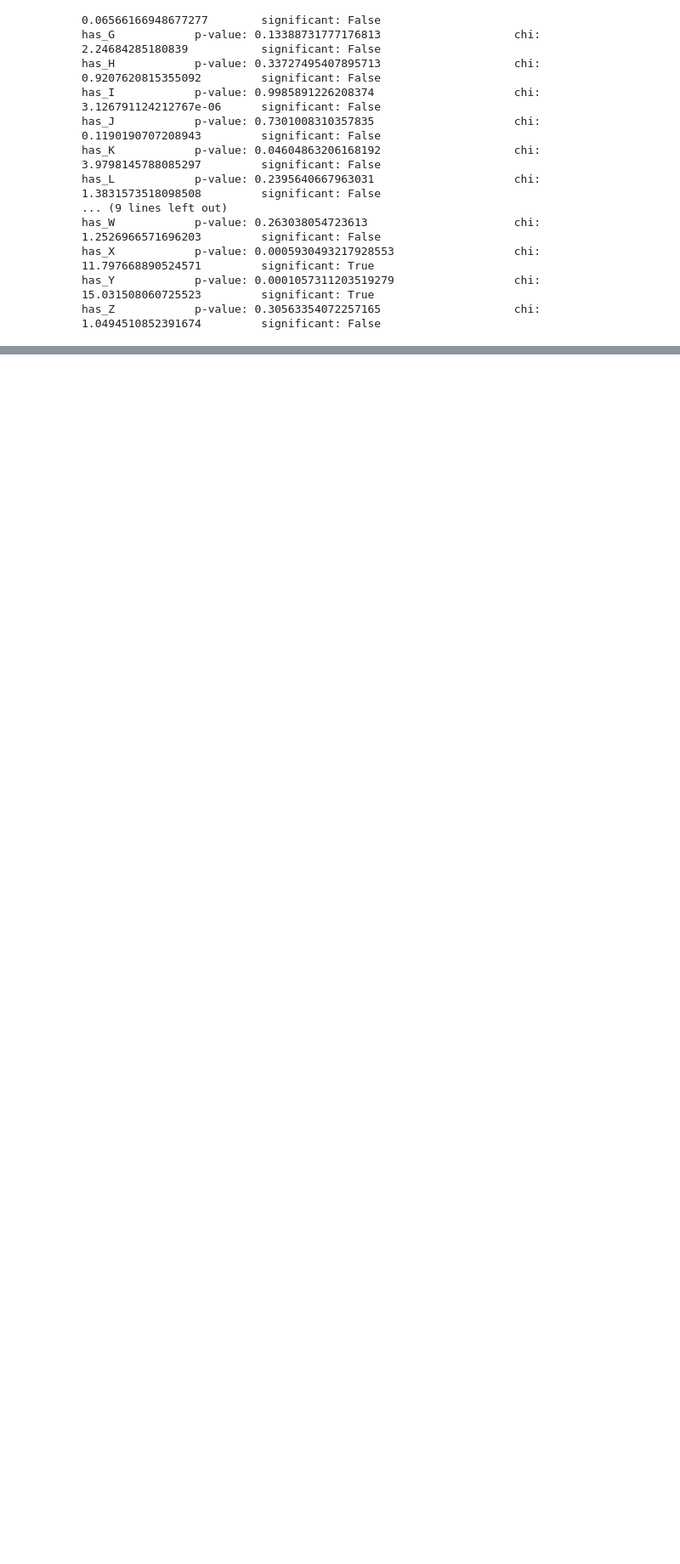
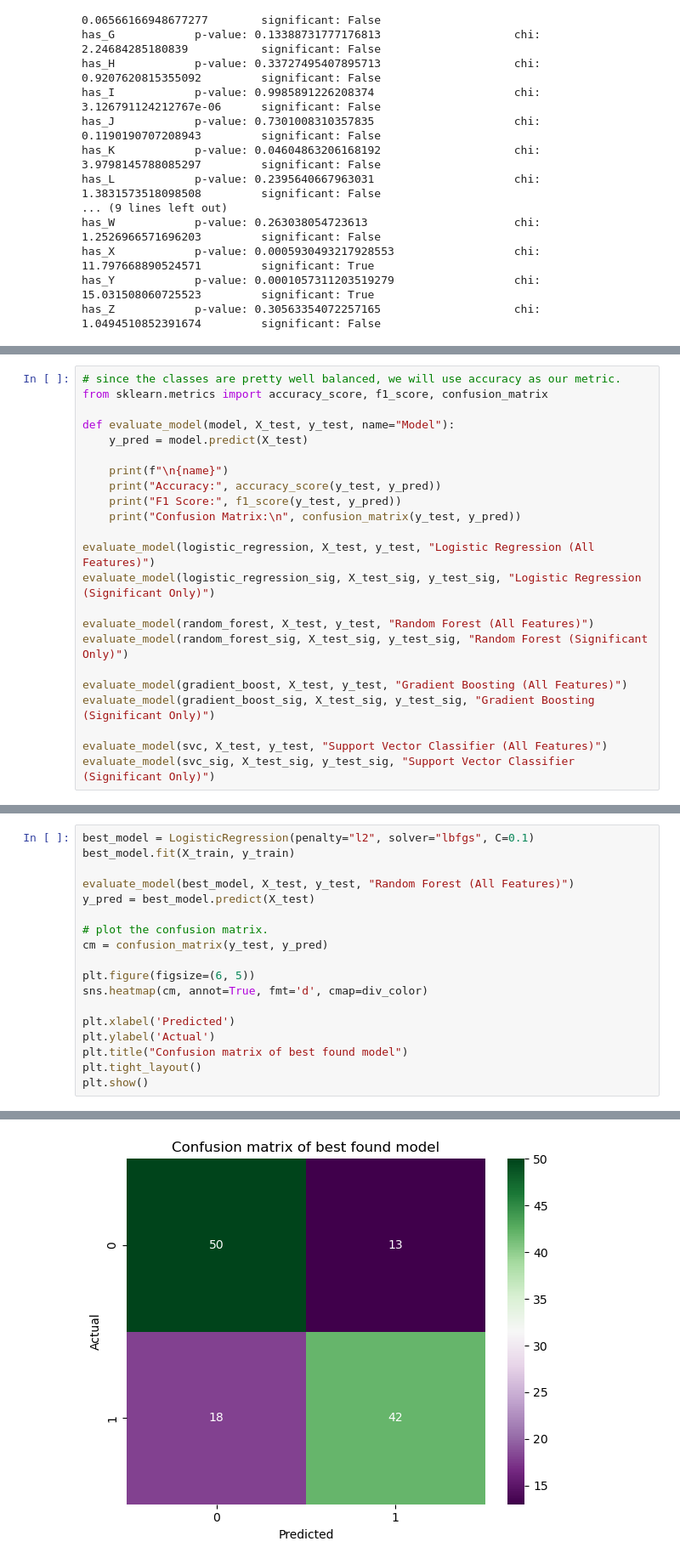
Before and after one commit to MSOE-oskar/CSC2621-termproj, a Jupyter notebook: TermProj.ipynb, the cells around one changed output, grey strips where cells are left out. Shown: that part at 85% size. Saved outputs shown, nothing was run; the diff lists cells and outputs as text; blank space fills up the shorter version.

Commit message:
Did a lot of model stuff

```diff
--- a/TermProj.ipynb
+++ b/TermProj.ipynb
@@ -308,0 +373,23 @@ has_Z            p-value: 0.30563354072257165                    chi: 1.04945108
+# %%
+# since the classes are pretty well balanced, we will use accuracy as our metric.
+from sklearn.metrics import accuracy_score, f1_score, confusion_matrix
+
+def evaluate_model(model, X_test, y_test, name="Model"):
+    y_pred = model.predict(X_test)
+
+    print(f"\n{name}")
+    print("Accuracy:", accuracy_score(y_test, y_pred))
+    print("F1 Score:", f1_score(y_test, y_pred))
+    print("Confusion Matrix:\n", confusion_matrix(y_test, y_pred))
+
+evaluate_model(logistic_regression, X_test, y_test, "Logistic Regression (All Features)")
+evaluate_model(logistic_regression_sig, X_test_sig, y_test_sig, "Logistic Regression (Significant Only)")
+
+evaluate_model(random_forest, X_test, y_test, "Random Forest (All Features)")
+evaluate_model(random_forest_sig, X_test_sig, y_test_sig, "Random Forest (Significant Only)")
+
+evaluate_model(gradient_boost, X_test, y_test, "Gradient Boosting (All Features)")
+evaluate_model(gradient_boost_sig, X_test_sig, y_test_sig, "Gradient Boosting (Significant Only)")
+
+evaluate_model(svc, X_test, y_test, "Support Vector Classifier (All Features)")
+evaluate_model(svc_sig, X_test_sig, y_test_sig, "Support Vector Classifier (Significant Only)")
@@ -308,0 +453,19 @@ has_Z            p-value: 0.30563354072257165                    chi: 1.04945108
+# %%
+best_model = LogisticRegression(penalty="l2", solver="lbfgs", C=0.1)
+best_model.fit(X_train, y_train)
+
+evaluate_model(best_model, X_test, y_test, "Random Forest (All Features)")
+y_pred = best_model.predict(X_test)
+
+# plot the confusion matrix.
+cm = confusion_matrix(y_test, y_pred)
+
+plt.figure(figsize=(6, 5))
+sns.heatmap(cm, annot=True, fmt='d', cmap=div_color)
+
+plt.xlabel('Predicted')
+plt.ylabel('Actual')
+plt.title("Confusion matrix of best found model")
+plt.tight_layout()
+plt.show()
+# %% [output]
@@ -308,0 +478 @@ has_Z            p-value: 0.30563354072257165                    chi: 1.04945108
+[figure, added]
```
Also changed, not shown: parts of 21 cells of this notebook.
